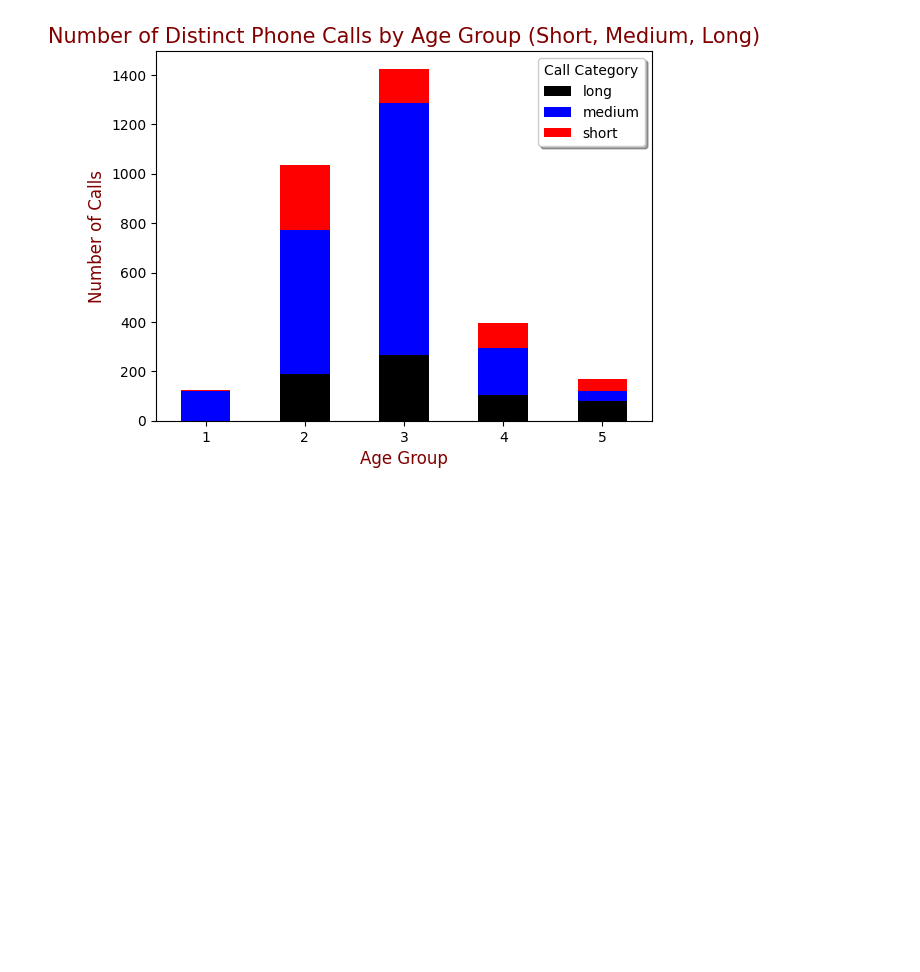
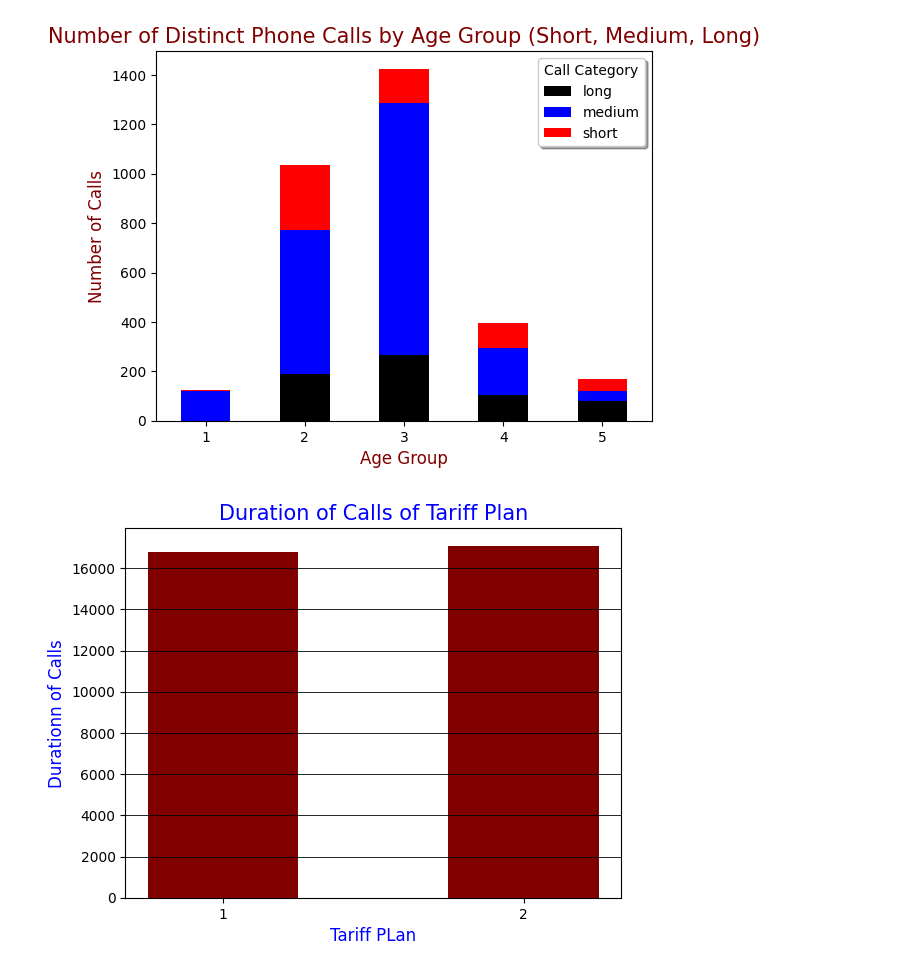
Before and after one commit to Hasnain-Sidd/Data-Science, a Jupyter notebook: Telecom_Project.ipynb, the cells around one changed output. Saved outputs shown, nothing was run; the diff lists cells and outputs as text; code cells hidden in the pictures; blank space fills up the shorter version.

```diff
--- a/Telecom_Project.ipynb
+++ b/Telecom_Project.ipynb
@@ -84,3 +85,16 @@ plt.xticks(rotation=0)
 plt.show()
 # %% [output]
 [figure]
+# %%
+
+Count1=df['Tariff Plan'].values
+
+plt.bar(Count1,df['Seconds of Use'].values,width=0.5,color='maroon')
+plt.xlabel('Tariff PLan',color='blue',fontsize=12)
+plt.ylabel("Durationn of Calls",color='blue',fontsize=12)
+plt.title('Duration of Calls of Tariff Plan',color='blue',fontsize=15)
+plt.grid(axis='y',linestyle='solid',linewidth=0.6,color='black')
+plt.xticks(np.arange(1,3,1))
+plt.show()
+# %% [output]
+[figure, added]
```
Also changed, not shown: parts of 1 cell of this notebook.
